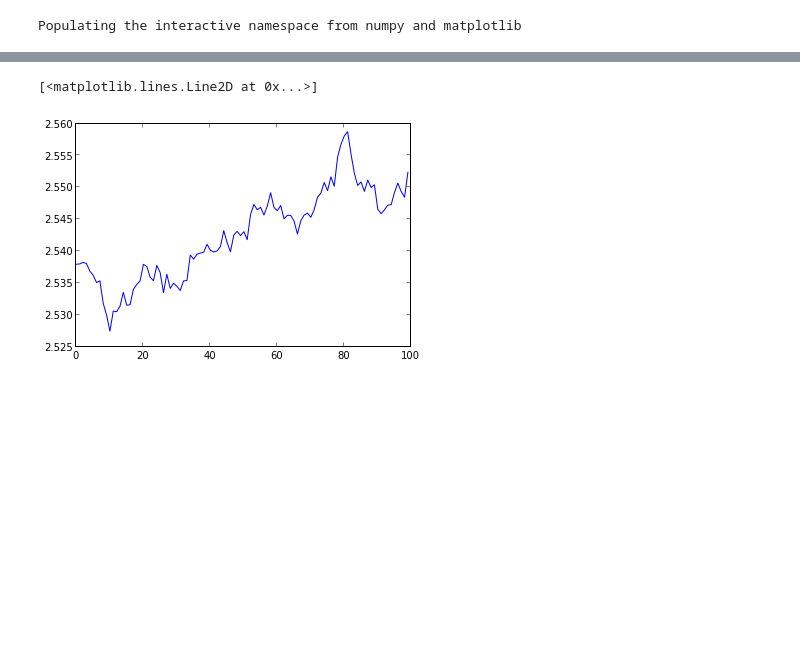
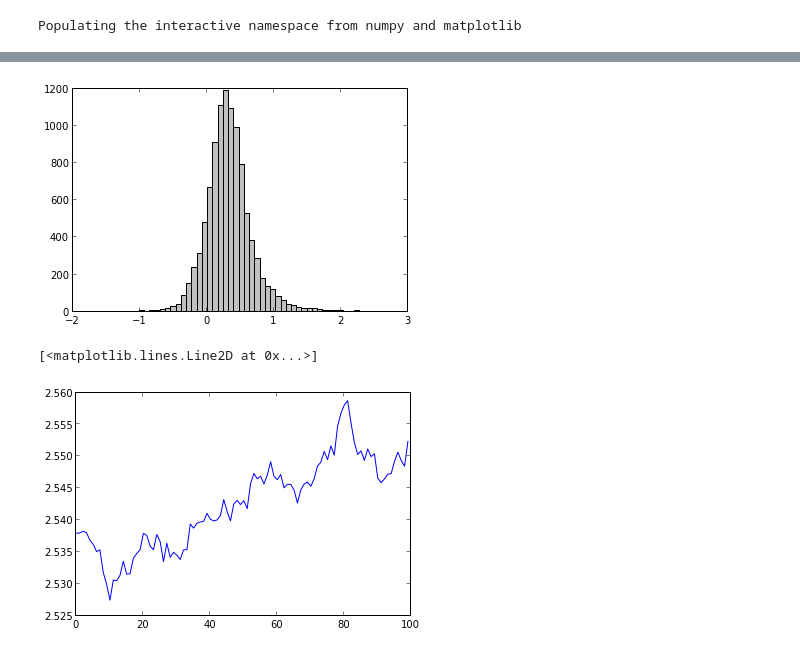
Before and after one commit to forero/spheres, a Jupyter notebook: code/spheres.ipynb, the cells around one changed output, grey strips where cells are left out. Saved outputs shown, nothing was run; the diff lists cells and outputs as text; code cells hidden in the pictures; blank space fills up the shorter version.

```diff
--- a/code/spheres.ipynb
+++ b/code/spheres.ipynb
@@ -53,3 +58,7 @@ print a, 5.0/7.0
+# %%
+n, bins, patches = hist(log10(f_total), 60, normed=0, color = 'silver')
+# %% [output]
+[figure, added]
 # %%
 f_total = empty((0))
 f_total_x = empty((0))
```
Also changed, not shown: parts of 3 cells of this notebook.
